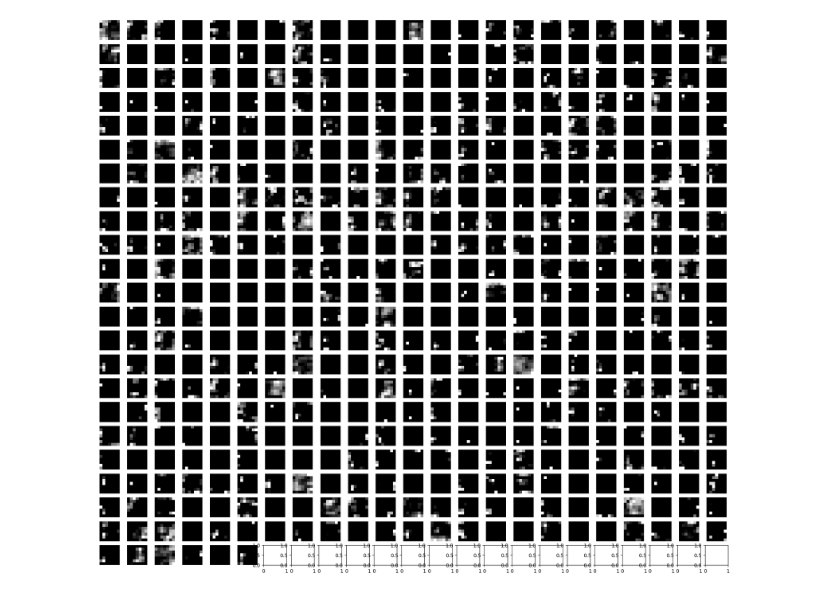
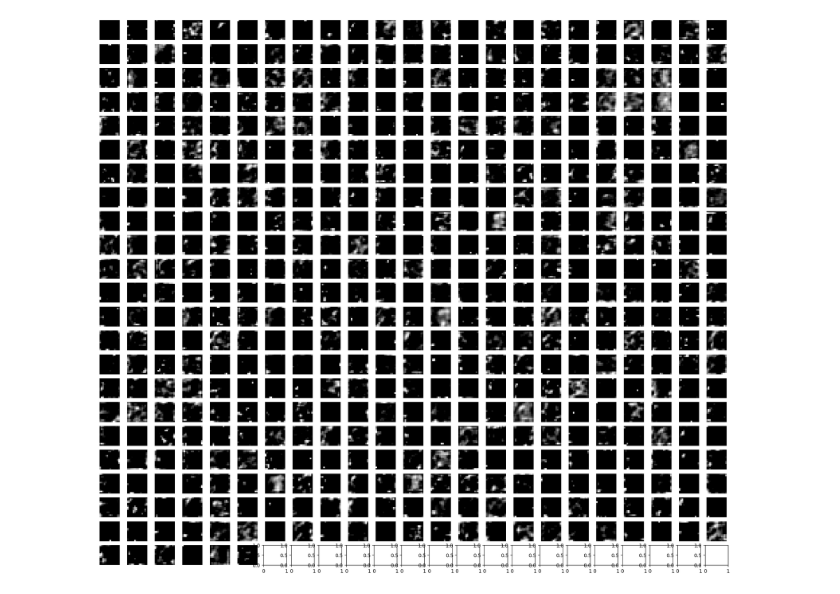
Before and after one commit to yusufbtanriverdi/breakhis-classification, a Jupyter notebook: notebooks/vgg16_ext.ipynb, the cells around one changed output. Saved outputs shown, nothing was run; the diff lists cells and outputs as text; code cells hidden in the pictures.

```diff
--- a/notebooks/vgg16_ext.ipynb
+++ b/notebooks/vgg16_ext.ipynb
@@ -10,12 +10,12 @@ import cv2 as cv
 
 
 class Vgg16():
-    def __init__(self, weights='ImageNet', last_layer_ind=0):
+    def __init__(self, weights='ImageNet', last_layer_ind=-3):
 
         if weights == 'ImageNet':
             pretrained_model = models.vgg16(pretrained=True)
-        self.block = list(pretrained_model.children())[0:16]
-        self.layer = self.block[0]
+        self.block = list(pretrained_model.children())[0]
+        self.layer = self.block[0:last_layer_ind]
 
     def __str__(self):
         return 'vgg16'
@@ -36,32 +36,32 @@ class Vgg16():
         model = nn.Sequential(*self.layer)
         model.eval()
         with torch.no_grad():
                 features = model(image)
 
         return features.squeeze()
 
 
 if __name__ == "__main__":
     image_path = "C:/Users/hadil/Documents/projects/Machine Learning/project/breast/benign/SOB/adenosis/SOB_B_A_14-22549AB/40X/SOB_B_A-14-22549AB-40-001.png"
     pretrained_model = models.vgg16(pretrained=True)
 
     pass
 
-obj = Vgg16('ImageNet', 0)
+obj = Vgg16('ImageNet', -3)
 obj.describe(image_path)
 features = obj.describe(image_path)
 
 # Create a 16x32 grid of subplots (to fit all 512 features)
 fig, axs = plt.subplots(nrows=23, ncols=23, figsize=(23, 20))
 
 # Loop over the features and plot each one as an image in a subplot
 for i in range(len(features)):
     row = i // 23
     col = i % 23
     axs[row, col].imshow(features[i], cmap='gray')
     axs[row, col].axis('off')
 
 # Show the plot
 plt.show()
 # %% [output]
-[figure, old version]
+[figure, new version]
```
Also changed, not shown: parts of 1 cell of this notebook, 1 other file.
